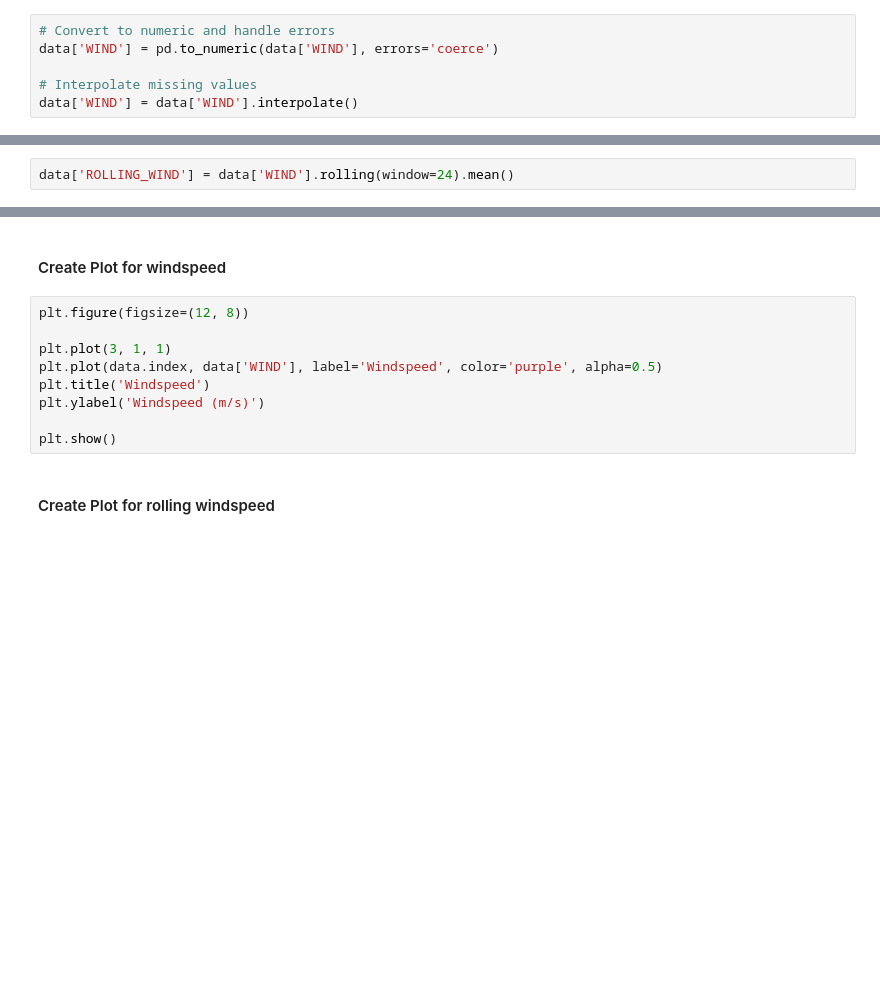
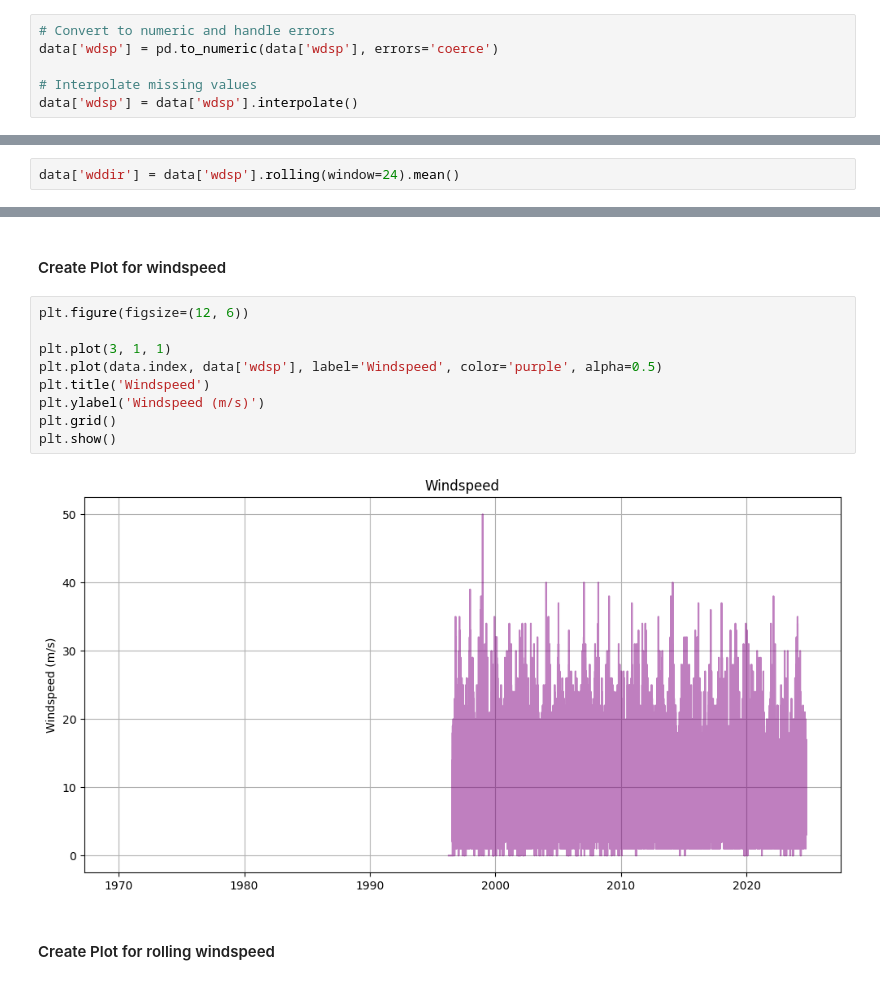
Before and after one commit to YuliiaRysinska/PFDA, a Jupyter notebook: assignment/assignment_6_Weather.ipynb, the cells around one changed output, grey strips where cells are left out. Drawn from its saved outputs; the diff is of its cells as text; blank space fills up the shorter version.

```diff
--- a/assignment/assignment_6_Weather.ipynb
+++ b/assignment/assignment_6_Weather.ipynb
@@ -67,13 +85,13 @@ plt.show()
 # %%
 # Convert to numeric and handle errors
-data['WIND'] = pd.to_numeric(data['WIND'], errors='coerce')
+data['wdsp'] = pd.to_numeric(data['wdsp'], errors='coerce')
 
 # Interpolate missing values
-data['WIND'] = data['WIND'].interpolate()
+data['wdsp'] = data['wdsp'].interpolate()
 # %% [markdown]
 #### Calculate rolling windspeed (24-hour)
 # %%
-data['ROLLING_WIND'] = data['WIND'].rolling(window=24).mean()
+data['wddir'] = data['wdsp'].rolling(window=24).mean()
 # %% [markdown]
 #### Calculate max windspeed
 # %%
@@ -85,14 +103,16 @@ mean_max_wind_monthly = max_wind_daily.resample('M').mean()
 # %% [markdown]
 #### Create Plot for windspeed
 # %%
-plt.figure(figsize=(12, 8))
+plt.figure(figsize=(12, 6))
 
 plt.plot(3, 1, 1)
-plt.plot(data.index, data['WIND'], label='Windspeed', color='purple', alpha=0.5)
+plt.plot(data.index, data['wdsp'], label='Windspeed', color='purple', alpha=0.5)
 plt.title('Windspeed')
 plt.ylabel('Windspeed (m/s)')
-
+plt.grid()
 plt.show()
+# %% [output]
+[figure, added]
 # %% [markdown]
 #### Create Plot for rolling windspeed
 # %%
```
Also changed, not shown: parts of 12 cells of this notebook.
